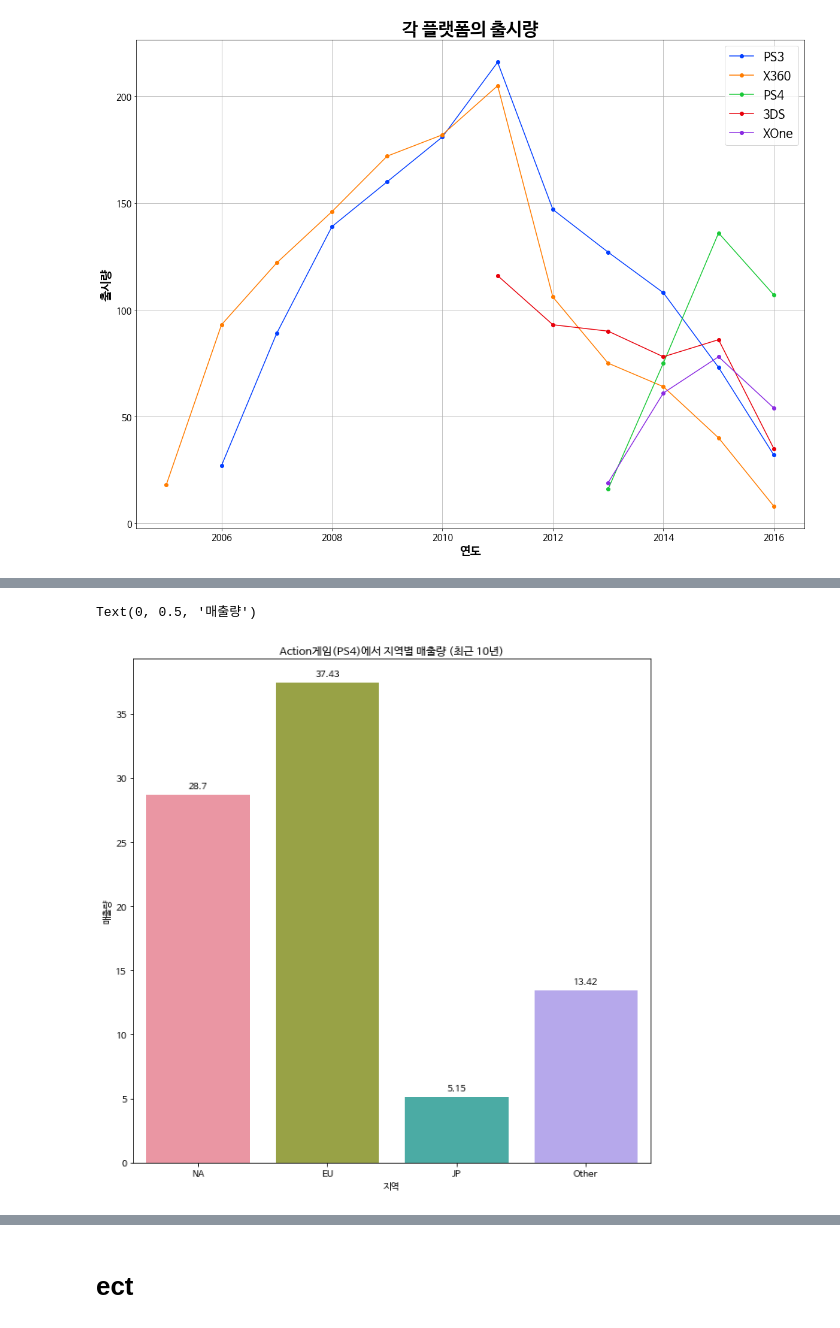
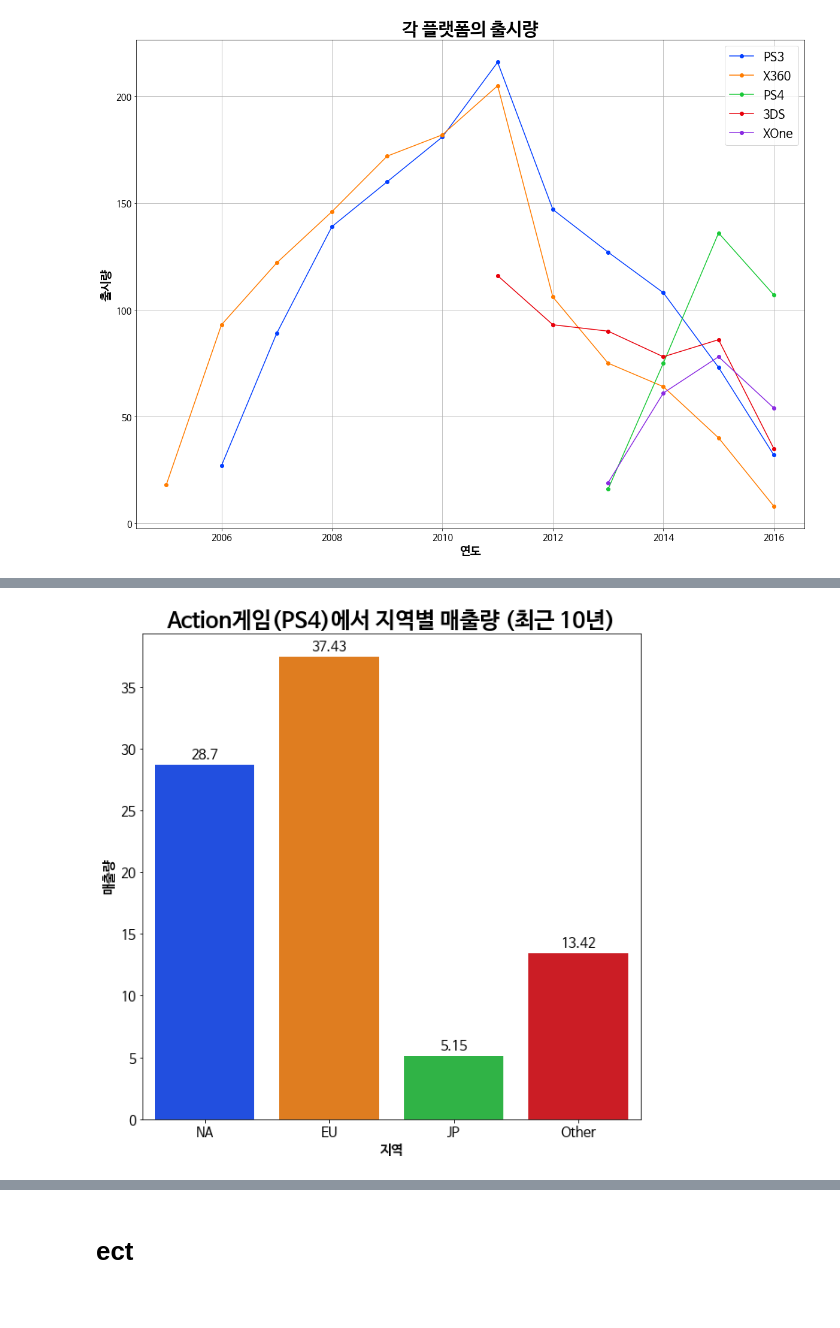
Before and after one commit to Ha-eunYu/DA_Game-Production-Plan, a Jupyter notebook: Section1_fin.ipynb, the cells around one changed output, grey strips where cells are left out. Drawn from its saved outputs; the diff is of its cells as text; code cells hidden in the pictures.

```diff
--- a/Section1_fin.ipynb
+++ b/Section1_fin.ipynb
@@ -598,8 +616,9 @@ t100=df[df.Year>2010].sort_values(by='Sum',ascending=False)
 t100=t100.head(100).reset_index(drop=True)
 # %%
+sns.set_palette("Paired")
 # top100 Genre 그래프
 t100_genre=t100.groupby(['Genre'])['Sum'].sum().reset_index()
-plt.figure(figsize=(15, 15))
+plt.figure(figsize=(10, 15))
 figure=sns.barplot(x ='Sum', y='Genre', data=t100_genre)
 cnt = 0
 for value in t100_genre['Sum']:
@@ -644,3 +663,19 @@ df_shooter.sort_values(by='Name').Name.value_counts
 1374                                       inFAMOUS 2
 710                              inFAMOUS: Second Son
 Name: Name, Length: 1568, dtype: object>
+# %%
+sns.color_palette("Paired")
+sns.set_palette(custom_palette)
+t100_=t100.groupby(['Platform'])['Sum'].sum().reset_index()
+plt.figure(figsize=(10, 15))
+figure=sns.barplot(x ='Sum', y='Platform', data=t100_)
+cnt = 0
+for value in t100_['Sum']:
+    figure.text(x=value + 3, y=cnt, s=str(round(value,2)),
+            color='black', size=15)
+    cnt+=1
+plt.title('2010~2016_매출량Top100_플랫폼',weight='bold',fontsize=30);
+plt.xlabel('매출량',weight='bold',fontsize=20);
+plt.ylabel('플랫폼',weight='bold',fontsize=20);
+plt.xticks(fontsize=15);
+plt.yticks(fontsize=15);
@@ -765,23 +790,23 @@ t100[t100.Publisher=='Activision'].groupby(['Genre']).sum()
 # %%
 Platform_filter=(df_action.Platform=='PS4') # 조건식 작성
 df_action_ps4=df_action.loc[Platform_filter].reset_index(drop = True)
-df_action_ps4
 plt.figure(figsize=(10,10))
-locate_NA = df_action_ps4['NA_Sales'].sum()
-locate_EU = df_action_ps4['EU_Sales'].sum()
-locate_JP = df_action_ps4['JP_Sales'].sum()
-locate_Other = df_action_ps4['Other_Sales'].sum()
-locate_group = pd.DataFrame({'locate':['NA','EU','JP','Other'],'Sales':[locate_NA, locate_EU,locate_JP,locate_Other]})
-locate_barplot = sns.barplot(x='locate', y='Sales',data=locate_group)
-Sales = locate_group['Sales'].values
-cnt = 0
-for value in locate_group['Sales']:
+NA=df_action_ps4['NA_Sales'].sum()
+EU=df_action_ps4['EU_Sales'].sum()
+JP=df_action_ps4['JP_Sales'].sum()
+Other=df_action_ps4['Other_Sales'].sum()
+All=pd.DataFrame({'locate':['NA','EU','JP','Other'],'Sales':[NA, EU,JP,Other]})
+locate_barplot = sns.barplot(x='locate', y='Sales',data=All)
+Sales=All['Sales'].values
+cnt=0
+for value in All['Sales']:
     locate_barplot.text(x=cnt, y=value+0.5, s=str(str(round(value,2))),
-            color='black', size=10, ha='center')
+            color='black', size=15, ha='center')
     cnt+=1
-plt.title('Action게임(PS4)에서 지역별 매출량 (최근 10년)')
-plt.xlabel('지역')
-plt.ylabel('매출량')
+plt.title('Action게임(PS4)에서 지역별 매출량 (최근 10년)',weight='bold',fontsize=25);
+plt.xlabel('지역',weight='bold',fontsize=15);
+plt.ylabel('매출량',weight='bold',fontsize=15);
+plt.xticks(fontsize=15);
+plt.yticks(fontsize=15);
 # %% [output]
-Text(0, 0.5, '매출량')
-[figure, old version]
+[figure, new version]
```
Also changed, not shown: parts of 23 cells of this notebook.
